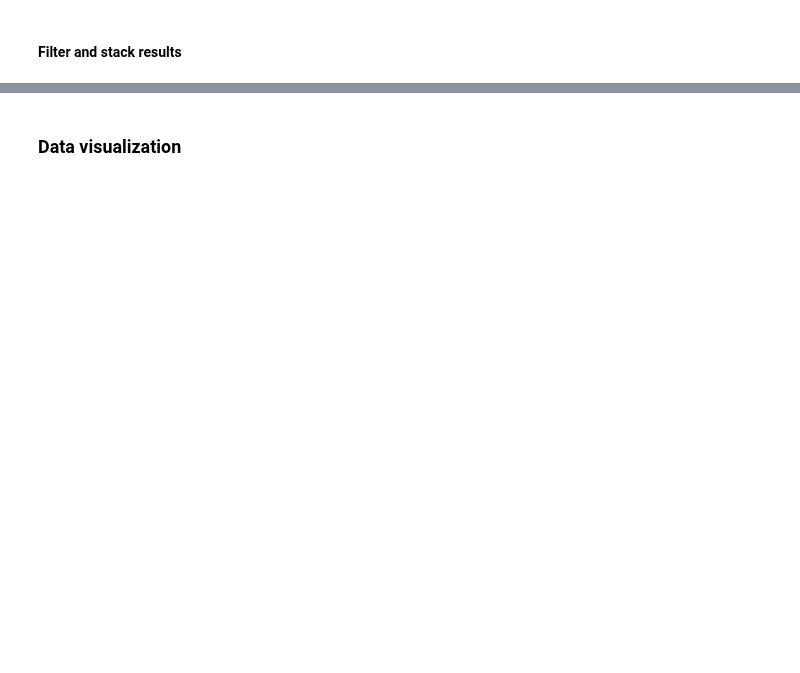
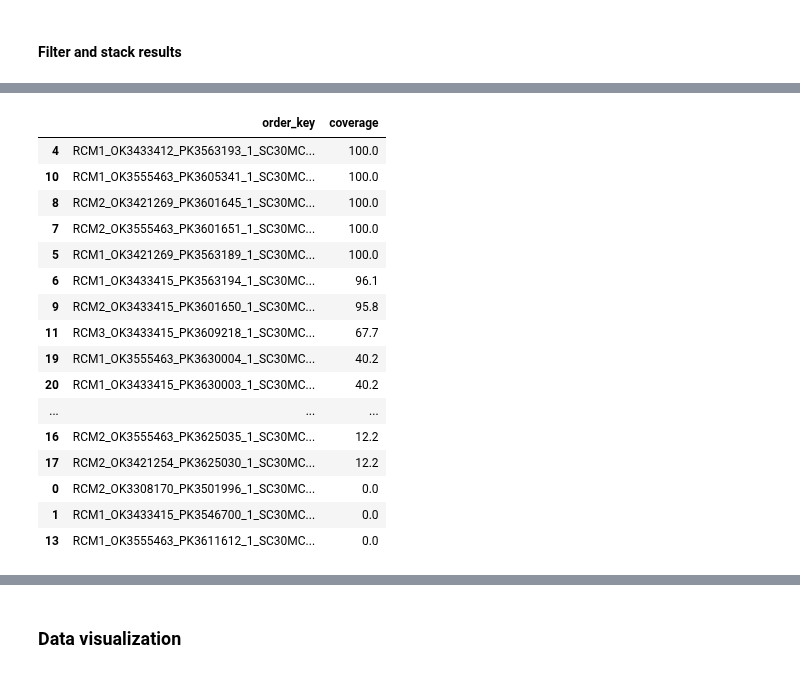
Before and after one commit to eodms-sgdot/rcm-ard-stac-examples, a Jupyter notebook: examples/rcm_ard_stac_example.ipynb, the cells around one changed output, grey strips where cells are left out. Saved outputs shown, nothing was run; the diff lists cells and outputs as text; code cells hidden in the pictures; blank space fills up the shorter version.

```diff
--- a/examples/rcm_ard_stac_example.ipynb
+++ b/examples/rcm_ard_stac_example.ipynb
@@ -141,0 +214,50 @@ resolution :
+# %%
+def aoi_coverage_table(gdf, raster_stack, asset_key):
+    """Calculates coverage of a GeoDataFrame area of interest"""
+    # Calculate totol area of geodataframe
+    if gdf.crs.to_epsg() != stack.rio.crs.to_epsg():
+        gdf = gdf.to_crs(stack.rio.crs)
+
+    gdf_area = gdf.dissolve().geometry.area.sum()
+
+    # Clip each raster in stack to AOI geometry
+    dict_list = []
+    resolution = stack.rio.resolution()[0]
+    for scene in stack:
+        asset_array = scene.sel(band=asset_key)
+        asset_array_clip = asset_array.rio.clip(gdf.dissolve().geometry.values)
+
+        # Count non-nodata pixels and calculate percent coverage
+        valid_pixels = np.count_nonzero(~np.isnan(asset_array_clip.values))
+        clipped_area = valid_pixels * resolution * resolution
+        coverage_pct = round((clipped_area / gdf_area) * 100, 1)
+
+        order_key = str(asset_array.coords['order_key'].values)
+        dict_list.append({'order_key': order_key,
+                          'coverage': coverage_pct})
+
+    # Return table with results
+    coverage_table = pd.DataFrame(dict_list).sort_values(by='coverage', ascending=False)
+
+    return coverage_table
+# %%
+coverage_table = aoi_coverage_table(aoi_gdf, stack, 'rr')
+coverage_table
+# %% [output]
+|  | order_key | coverage |
+| 4 | RCM1_OK3433412_PK3563193_1_SC30MC... | 100.0 |
+| 10 | RCM1_OK3555463_PK3605341_1_SC30MC... | 100.0 |
+| 8 | RCM2_OK3421269_PK3601645_1_SC30MC... | 100.0 |
+| 7 | RCM2_OK3555463_PK3601651_1_SC30MC... | 100.0 |
+| 5 | RCM1_OK3421269_PK3563189_1_SC30MC... | 100.0 |
+| 6 | RCM1_OK3433415_PK3563194_1_SC30MC... | 96.1 |
+| 9 | RCM2_OK3433415_PK3601650_1_SC30MC... | 95.8 |
+| 11 | RCM3_OK3433415_PK3609218_1_SC30MC... | 67.7 |
+| 19 | RCM1_OK3555463_PK3630004_1_SC30MC... | 40.2 |
+| 20 | RCM1_OK3433415_PK3630003_1_SC30MC... | 40.2 |
+| ... | ... | ... |
+| 16 | RCM2_OK3555463_PK3625035_1_SC30MC... | 12.2 |
+| 17 | RCM2_OK3421254_PK3625030_1_SC30MC... | 12.2 |
+| 0 | RCM2_OK3308170_PK3501996_1_SC30MC... | 0.0 |
+| 1 | RCM1_OK3433415_PK3546700_1_SC30MC... | 0.0 |
+| 13 | RCM1_OK3555463_PK3611612_1_SC30MC... | 0.0 |
```
Also changed, not shown: parts of 36 cells of this notebook.
